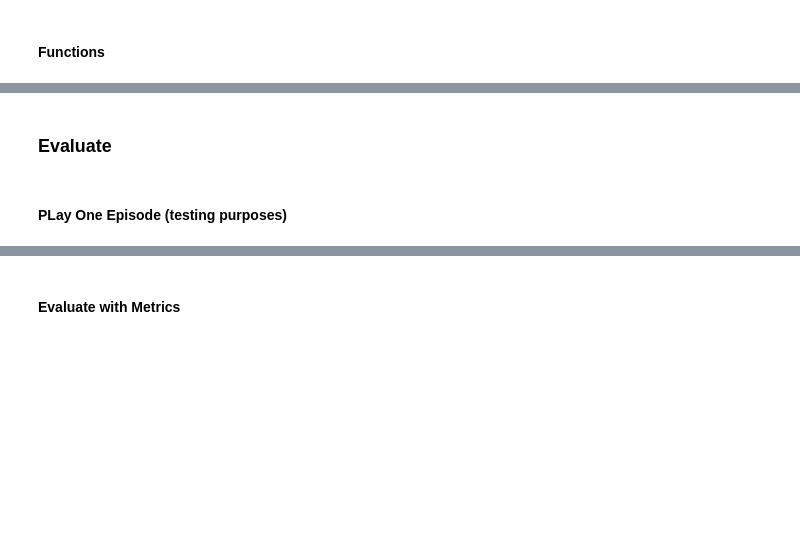
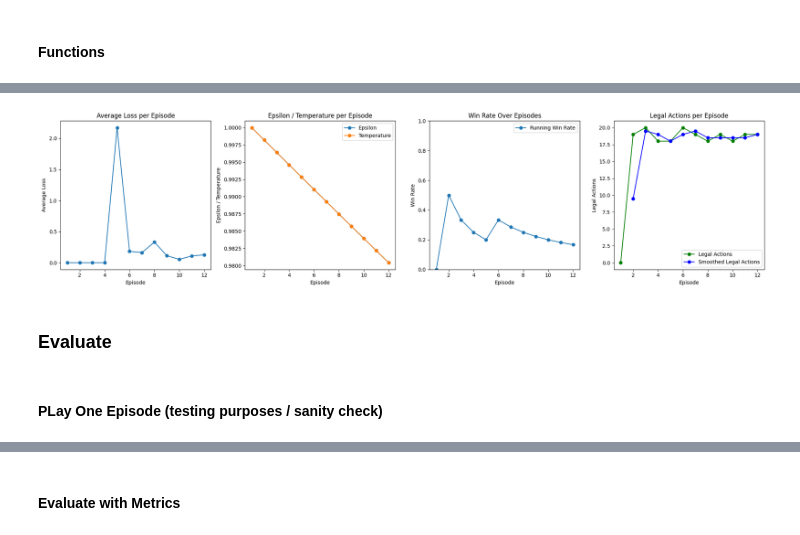
Before and after one commit to gabriel-mercier/Cathedral-RL-CL, a Jupyter notebook: DQN/DQN.ipynb, the cells around one changed output, grey strips where cells are left out. Saved outputs shown, nothing was run; the diff lists cells and outputs as text; code cells hidden in the pictures; blank space fills up the shorter version.

```diff
--- a/DQN/DQN.ipynb
+++ b/DQN/DQN.ipynb
@@ -743,0 +95,17 @@ plt.show()
+# %%
+torch.serialization.add_safe_globals(["numpy._core.multiarray.scalar"])
+
+data = torch.load(f"model_weights_DQN/{name}.pth", weights_only=False)
+
+# Extract lists for plotting
+list_reward          = data['list_reward']
+list_epsilon         = data['list_epsilon']
+list_temperature     = data['list_temperature']
+list_loss            = data['list_loss']
+list_steps           = data['list_steps']
+list_winner          = data['list_winner']
+list_episode_ended   = data['list_episode_ended']
+list_legal_actions   = data['list_legal_actions']
+
+window_size = 2  # window size for smoothing
+episodes = np.arange(1, len(list_reward) + 1)
@@ -744,7 +127,60 @@ plt.show()
+# %%
+# Compute the smoothed values
+smoothed_legal_actions = np.convolve(list_legal_actions, np.ones(window_size)/window_size, mode='valid')
+
+plt.figure(figsize=(20, 5))  # Adjust height since all plots are on one row
+
+# 1. Average Loss per Episode
+plt.subplot(1, 4, 1)
+plt.plot(episodes, list_loss, marker='o', linestyle='-')
+plt.xlabel("Episode")
+plt.ylabel("Average Loss")
+plt.title("Average Loss per Episode")
+
+# 2. Epsilon / Temperature per Episode
+plt.subplot(1, 4, 2)
+if method == "eps_greedy":
+    plt.plot(episodes, list_epsilon, marker='o', linestyle='-')
+    plt.ylabel("Epsilon")
+    plt.title("Epsilon per Episode")
+elif method == "boltzmann":
+    plt.plot(episodes, list_epsilon, marker='o', linestyle='-', label="Epsilon")
+    plt.plot(episodes, list_temperature, marker='o', linestyle='-', label="Temperature")
+    plt.ylabel("Epsilon / Temperature")
+    plt.title("Epsilon / Temperature per Episode")
+    plt.legend()
+plt.xlabel("Episode")
+
+# 3. Win Rate Over Episodes
+plt.subplot(1, 4, 3)
+won_list = [1 if w == 1 else 0 for w in list_winner]
+cumulative_wins = np.cumsum(won_list)
+win_rate = cumulative_wins / np.arange(1, len(won_list) + 1)
+plt.plot(episodes, win_rate, marker='o', linestyle='-', label="Running Win Rate")
+plt.xlabel("Episode")
+plt.ylabel("Win Rate")
+plt.title("Win Rate Over Episodes")
+plt.ylim([0, 1])
+plt.legend()
+
+# 4. Legal Actions per Episode
+plt.subplot(1, 4, 4)
+plt.plot(episodes, list_legal_actions, marker='o', linestyle='-', color='green', label="Legal Actions")
+plt.plot(episodes[window_size-1:], smoothed_legal_actions, marker='o', linestyle='-', color='blue', label="Smoothed Legal Actions")
+plt.xlabel("Episode")
+plt.ylabel("Legal Actions")
+plt.title("Legal Actions per Episode")
+plt.legend()
+
+plt.tight_layout()
+plt.savefig(f"results_DQN/training_{name}.png", dpi=300)
+plt.show()
+# %% [output]
+[figure, added]
 # %% [markdown]
 ### Evaluate
 # %% [markdown]
-#### PLay One Episode (testing purposes)
+#### PLay One Episode (testing purposes / sanity check)
 # %%
 env = cathedral_v0.env(board_size=board_size, render_mode="text", per_move_rewards=False, final_reward_score_difference=False)
 env.reset()
```
Also changed, not shown: parts of 26 cells of this notebook, 35 other files.
